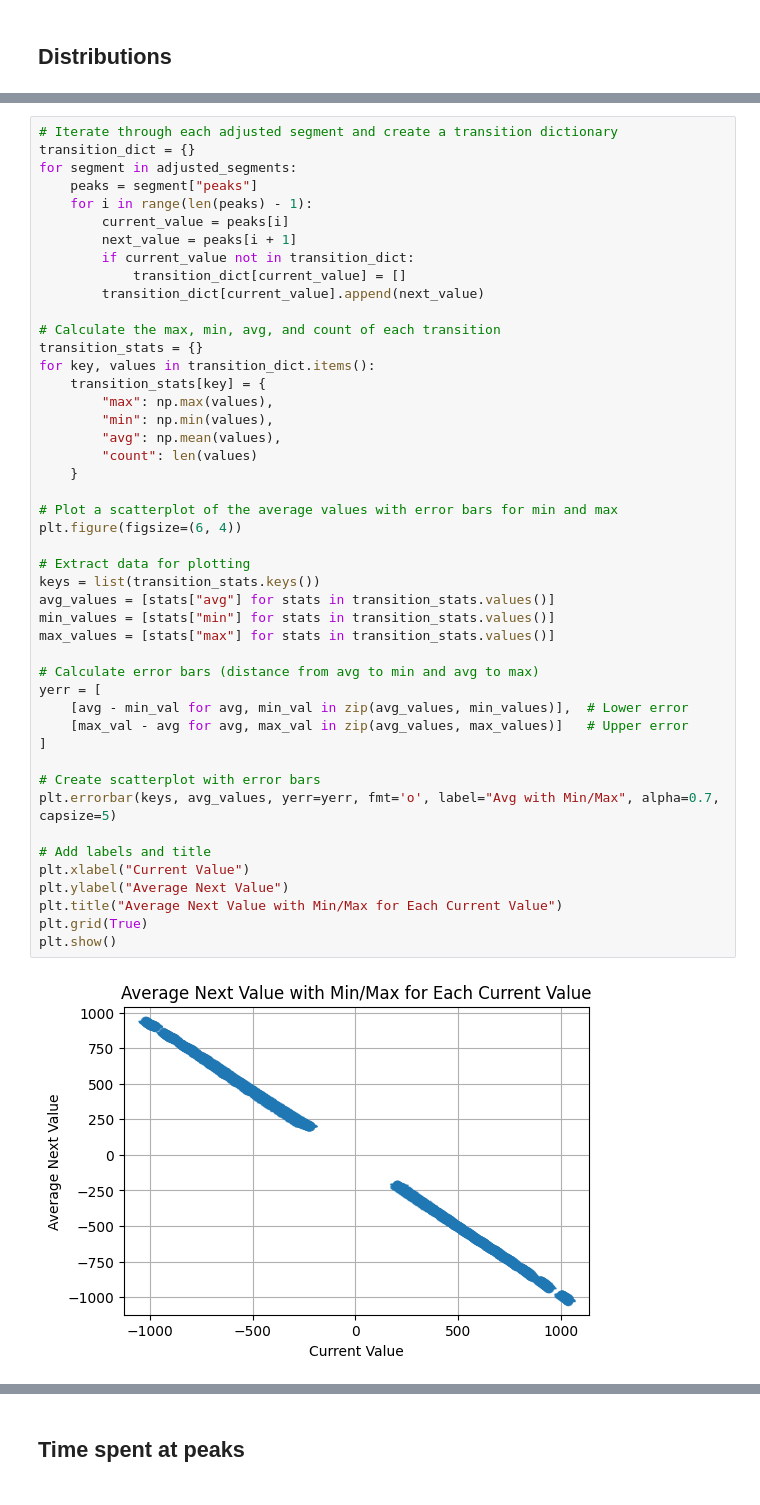
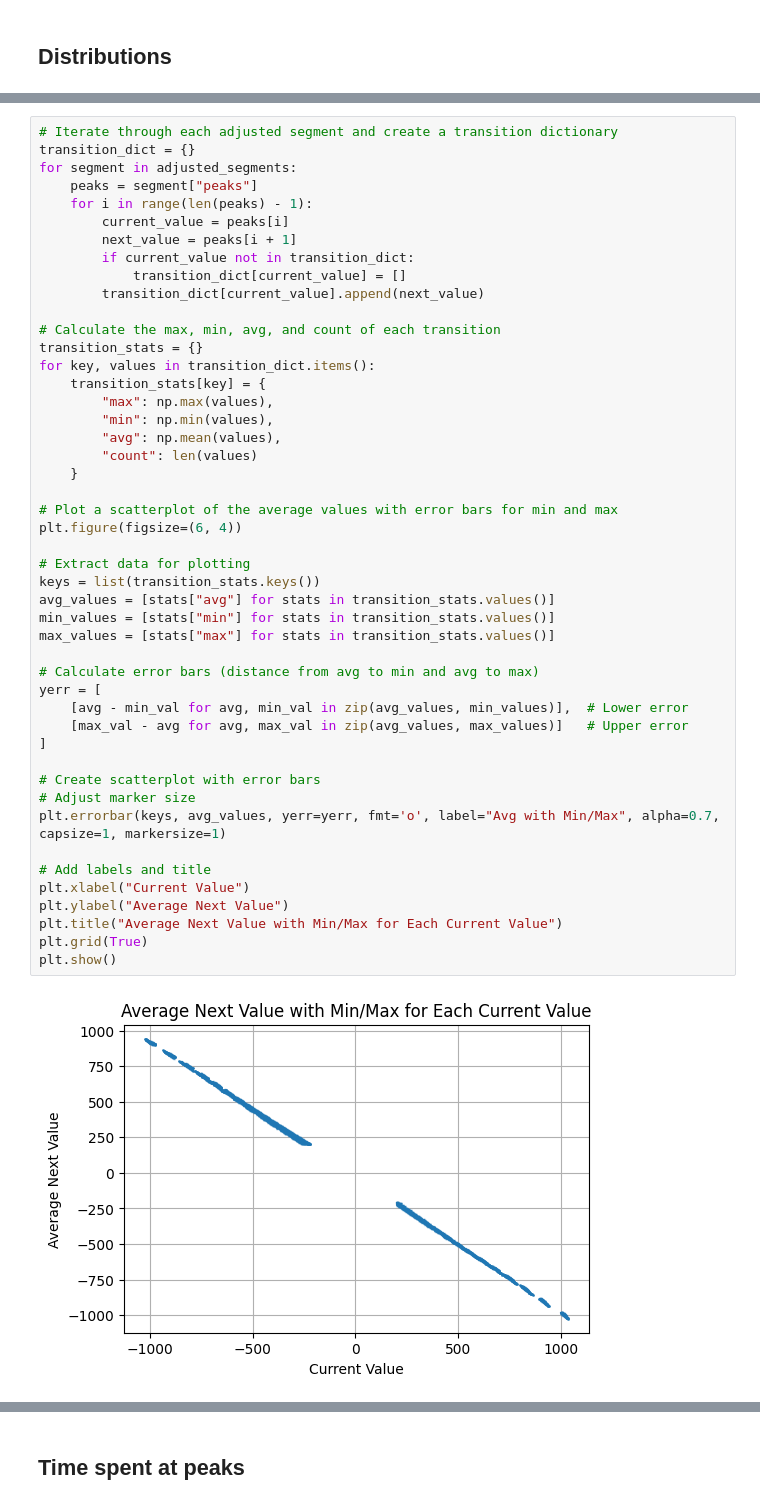
Before and after one commit to JohnAllanE/pendulum-nn, a Jupyter notebook: EDA.ipynb, the cells around one changed output, grey strips where cells are left out. Cells and saved outputs as stored; diff of their text form.

```diff
--- a/EDA.ipynb
+++ b/EDA.ipynb
@@ -98,32 +99,33 @@ for key, values in transition_dict.items():
         "max": np.max(values),
         "min": np.min(values),
         "avg": np.mean(values),
         "count": len(values)
     }
 
 # Plot a scatterplot of the average values with error bars for min and max
 plt.figure(figsize=(6, 4))
 
 # Extract data for plotting
 keys = list(transition_stats.keys())
 avg_values = [stats["avg"] for stats in transition_stats.values()]
 min_values = [stats["min"] for stats in transition_stats.values()]
 max_values = [stats["max"] for stats in transition_stats.values()]
 
 # Calculate error bars (distance from avg to min and avg to max)
 yerr = [
     [avg - min_val for avg, min_val in zip(avg_values, min_values)],  # Lower error
     [max_val - avg for avg, max_val in zip(avg_values, max_values)]   # Upper error
 ]
 
 # Create scatterplot with error bars
-plt.errorbar(keys, avg_values, yerr=yerr, fmt='o', label="Avg with Min/Max", alpha=0.7, capsize=5)
+# Adjust marker size
+plt.errorbar(keys, avg_values, yerr=yerr, fmt='o', label="Avg with Min/Max", alpha=0.7, capsize=1, markersize=1)
 
 # Add labels and title
 plt.xlabel("Current Value")
 plt.ylabel("Average Next Value")
 plt.title("Average Next Value with Min/Max for Each Current Value")
 plt.grid(True)
 plt.show()
 # %% [output]
-[figure, old version]
+[figure, new version]
```
Also changed, not shown: parts of 5 cells of this notebook.
